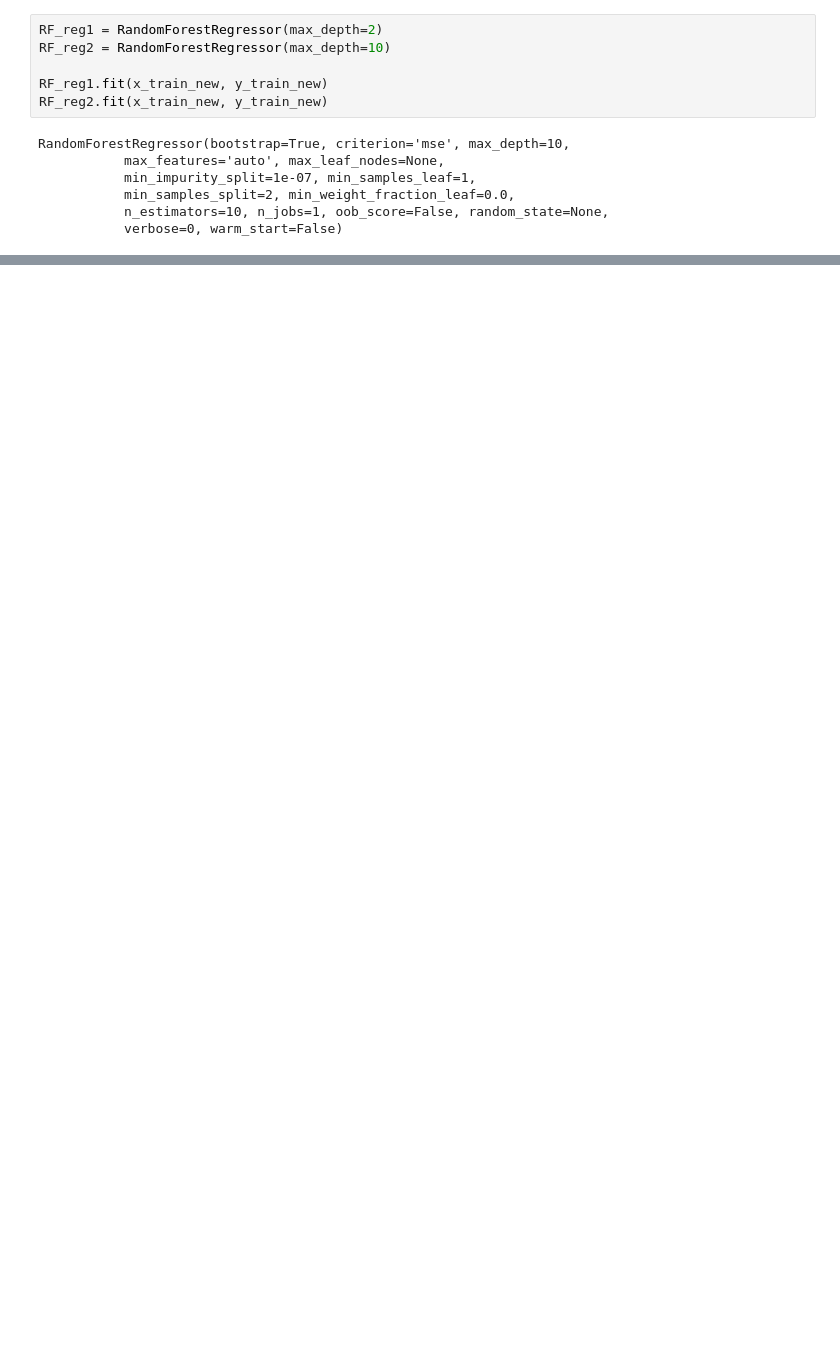
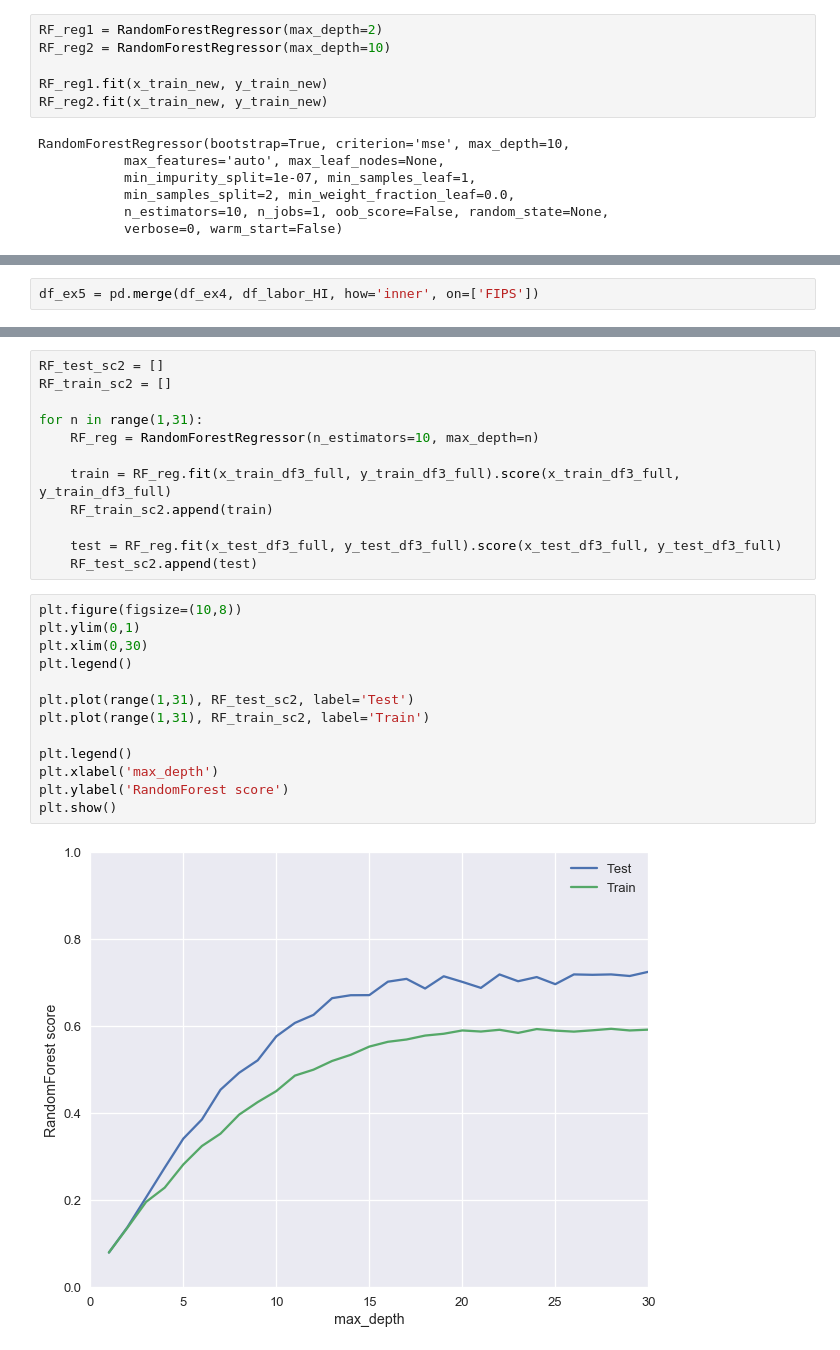
Before and after one commit to allanwdong/Infant-Mortality, a Jupyter notebook: Regression.ipynb, the cells around one changed output, grey strips where cells are left out. Drawn from its saved outputs; the diff is of its cells as text; blank space fills up the shorter version.

```diff
--- a/Regression.ipynb
+++ b/Regression.ipynb
@@ -591,0 +645,2 @@ Name: RandomForest, dtype: float64
+# %%
+df_ex5 = pd.merge(df_ex4, df_labor_HI, how='inner', on=['FIPS'])
@@ -591,0 +844,27 @@ Name: RandomForest, dtype: float64
+# %%
+RF_test_sc2 = []
+RF_train_sc2 = []
+
+for n in range(1,31):
+    RF_reg = RandomForestRegressor(n_estimators=10, max_depth=n)
+
+    train = RF_reg.fit(x_train_df3_full, y_train_df3_full).score(x_train_df3_full, y_train_df3_full)
+    RF_train_sc2.append(train)
+
+    test = RF_reg.fit(x_test_df3_full, y_test_df3_full).score(x_test_df3_full, y_test_df3_full)
+    RF_test_sc2.append(test)
+# %%
+plt.figure(figsize=(10,8))
+plt.ylim(0,1)
+plt.xlim(0,30)
+plt.legend()
+
+plt.plot(range(1,31), RF_test_sc2, label='Test')
+plt.plot(range(1,31), RF_train_sc2, label='Train')
+
+plt.legend()
+plt.xlabel('max_depth')
+plt.ylabel('RandomForest score')
+plt.show()
+# %% [output]
+[figure, added]
```
Also changed, not shown: parts of 71 cells of this notebook, 1 other file.
